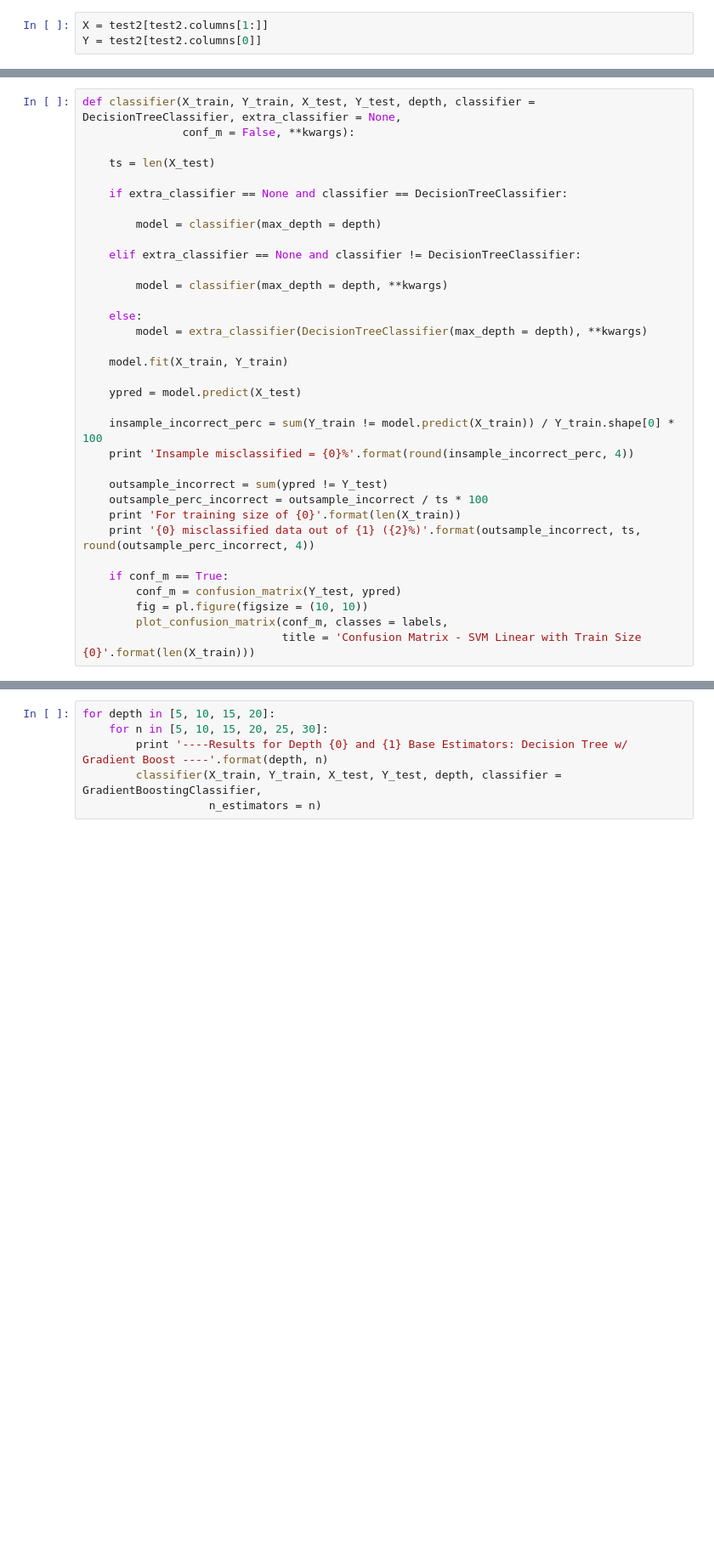
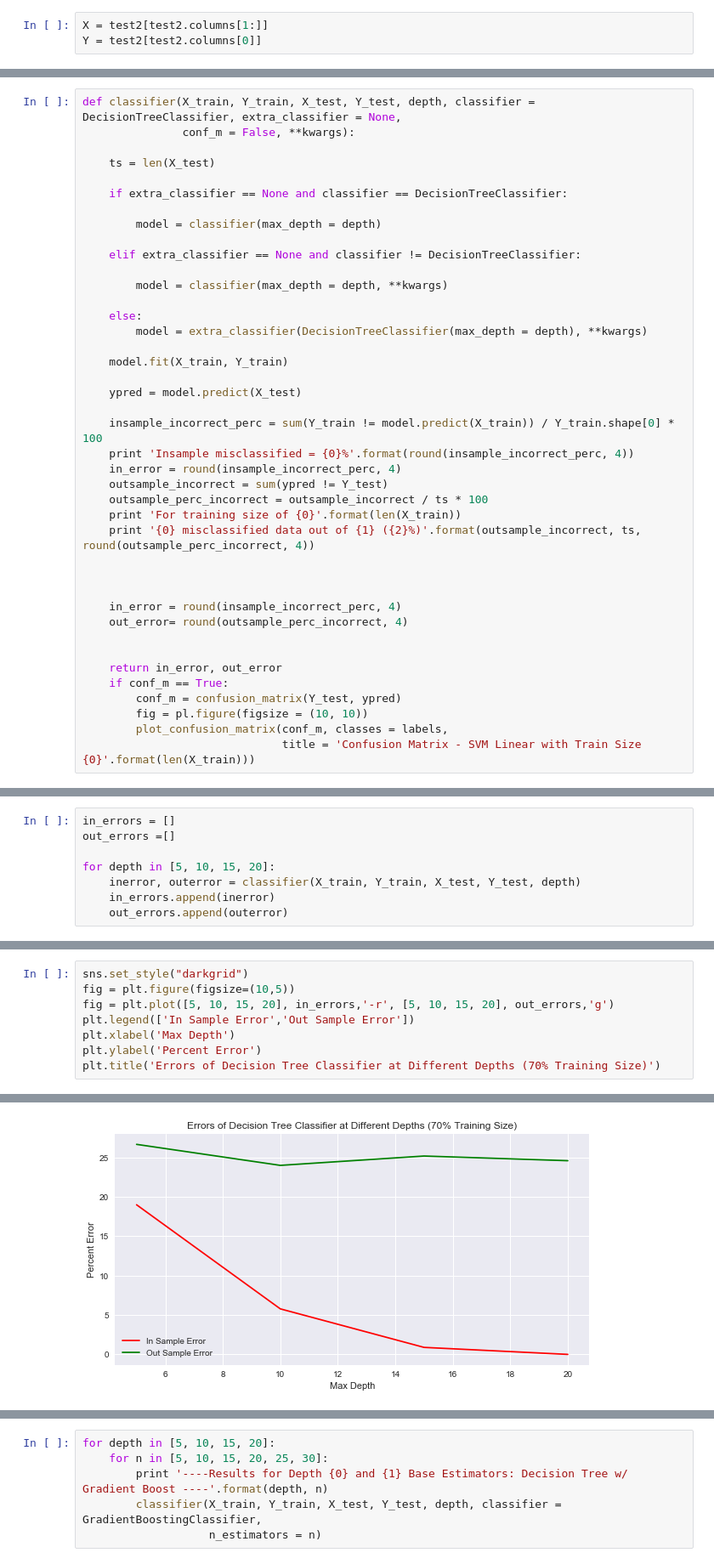
Before and after one commit to michellemho/machine_learning_for_cities, a Jupyter notebook: Assignment3/HW3.ipynb, the cells around one changed output, grey strips where cells are left out. Shown at 85% size. Cells and saved outputs as stored; diff of their text form; blank space fills up the shorter version.

Commit message:
line plots of error

```diff
--- a/Assignment3/HW3.ipynb
+++ b/Assignment3/HW3.ipynb
@@ -386,12 +387,19 @@ def classifier(X_train, Y_train, X_test, Y_test, depth, classifier = DecisionTre
 
     insample_incorrect_perc = sum(Y_train != model.predict(X_train)) / Y_train.shape[0] * 100
     print 'Insample misclassified = {0}%'.format(round(insample_incorrect_perc, 4))
-
+    in_error = round(insample_incorrect_perc, 4)
     outsample_incorrect = sum(ypred != Y_test)
     outsample_perc_incorrect = outsample_incorrect / ts * 100
     print 'For training size of {0}'.format(len(X_train))
     print '{0} misclassified data out of {1} ({2}%)'.format(outsample_incorrect, ts, round(outsample_perc_incorrect, 4))
 
+
+
+    in_error = round(insample_incorrect_perc, 4)
+    out_error= round(outsample_perc_incorrect, 4)
+
+
+    return in_error, out_error
     if conf_m == True:
         conf_m = confusion_matrix(Y_test, ypred)
         fig = pl.figure(figsize = (10, 10))
@@ -420,0 +429,8 @@ For training size of 1703
+# %%
+in_errors = []
+out_errors =[]
+
+for depth in [5, 10, 15, 20]:
+    inerror, outerror = classifier(X_train, Y_train, X_test, Y_test, depth)
+    in_errors.append(inerror)
+    out_errors.append(outerror)
@@ -420,0 +441,9 @@ For training size of 1703
+# %%
+sns.set_style("darkgrid")
+fig = plt.figure(figsize=(10,5))
+fig = plt.plot([5, 10, 15, 20], in_errors,'-r', [5, 10, 15, 20], out_errors,'g')
+plt.legend(['In Sample Error','Out Sample Error'])
+plt.xlabel('Max Depth')
+plt.ylabel('Percent Error')
+plt.title('Errors of Decision Tree Classifier at Different Depths (70% Training Size)')
+# %% [output]
@@ -421 +451,2 @@ For training size of 1703
+[figure, added]
 # %%
```
Also changed, not shown: parts of 8 cells of this notebook.
